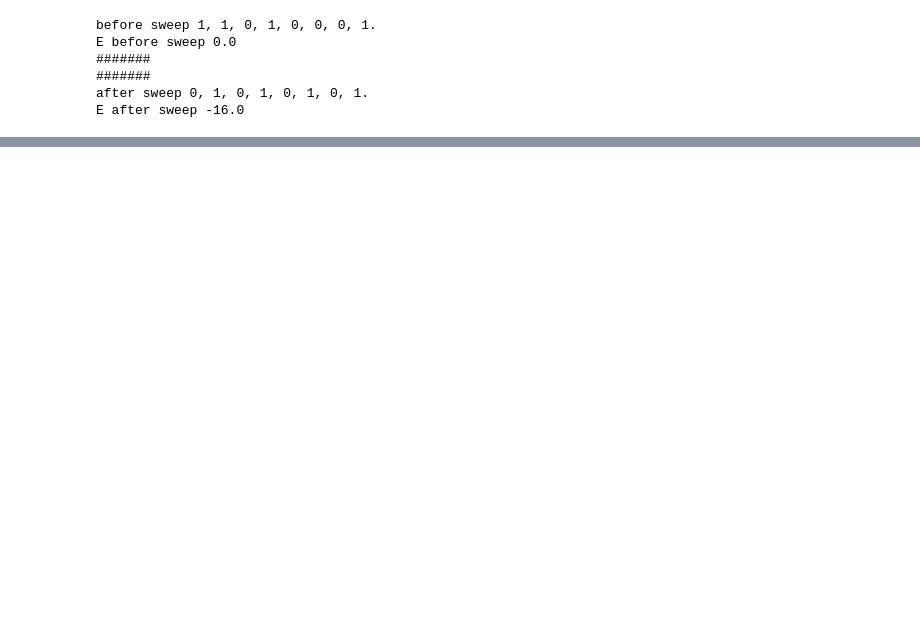
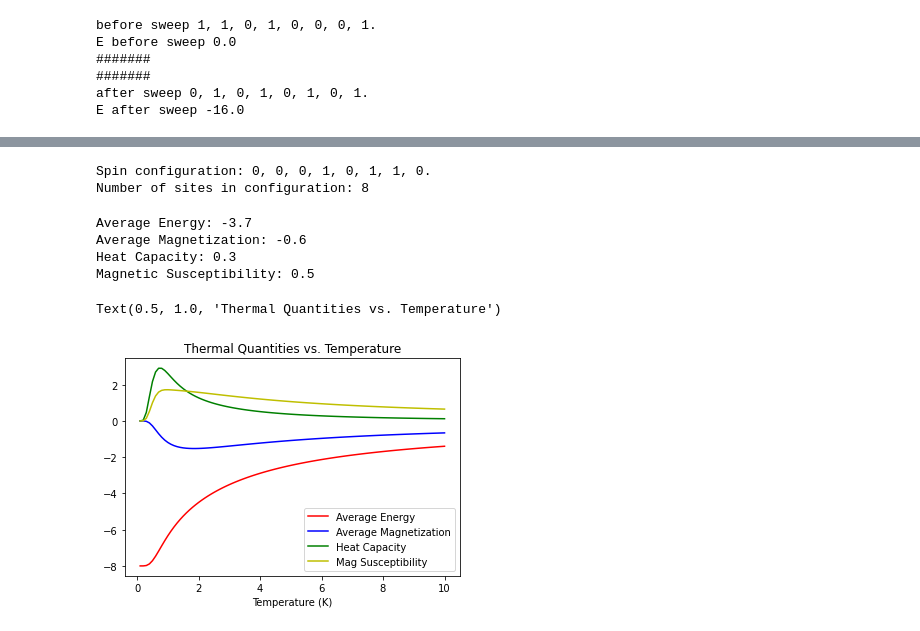
Before and after one commit to y-pleim/MonteCarlo, a Jupyter notebook: test.ipynb, the cells around one changed output, grey strips where cells are left out. Saved outputs shown, nothing was run; the diff lists cells and outputs as text; code cells hidden in the pictures; blank space fills up the shorter version.

```diff
--- a/test.ipynb
+++ b/test.ipynb
@@ -114,0 +156,77 @@ plt.title("Thermal Quantities vs. Temperature")
+# %%
+import montecarlo
+import random
+
+# Create spin configuration object
+spins = montecarlo.SpinConfiguration()
+
+# Generate a random spin configuration based on seed value 2
+random.seed(2)
+spins.randomize(8)
+
+# Get number of sites
+num_sites = spins.n_sites()
+
+# Prints output
+print("Spin configuration:", spins)
+print("Number of sites in configuration:", num_sites)
+# %% [output]
+Spin configuration: 0, 0, 0, 1, 0, 1, 1, 0.
+Number of sites in configuration: 8
+# %%
+import montecarlo
+
+# Create spin configuration system
+
+spin_system = montecarlo.SpinConfigurationSystem()
+spin_system.initialize(8)
+
+# Create Hamlitonian
+ham = montecarlo.Hamiltonian()
+ham.initialize(-2,1.1,True)
+
+# Calculate thermal quantities
+temperature = 10
+avg_energy = ham.compute_average_energy(temperature, spin_system)
+avg_magnetization = ham.compute_average_mag(temperature, spin_system)
+heat_capacity = ham.compute_heat_capacity(temperature, spin_system)
+mag_susceptibility = ham.compute_mag_susceptibility(temperature, spin_system)
+
+# Prints output
+print("Average Energy:", round(avg_energy,1))
+print("Average Magnetization:", round(avg_magnetization,1))
+print("Heat Capacity:", round(heat_capacity,1))
+print("Magnetic Susceptibility:", round(mag_susceptibility,1))
+# %% [output]
+Average Energy: -3.7
+Average Magnetization: -0.6
+Heat Capacity: 0.3
+Magnetic Susceptibility: 0.5
+# %%
+import montecarlo
+import matplotlib.pyplot as plt
+
+# Create spin configuration system with N = 8 spins
+spin_system = montecarlo.SpinConfigurationSystem()
+spin_system.initialize(8)
+
+# Create Hamiltonian
+ham = montecarlo.Hamiltonian()
+ham.initialize(-1,1.01,True)
+
+# Generate lists to be graphed
+temperatures, energies, magnetizations, heat_caps, mag_suscept = ham.generate_thermal_quantities(spin_system,0.1,10,0.1)
+
+# Creates plot
+plt.plot(
+ temperatures, energies, 'r-',
+ temperatures, magnetizations, 'b-',
+ temperatures, heat_caps, 'g-',
+ temperatures, mag_suscept, 'y-'
+)
+plt.legend(["Average Energy", "Average Magnetization", "Heat Capacity", "Mag Susceptibility"],loc='best')
+plt.xlabel("Temperature (K)")
+plt.title("Thermal Quantities vs. Temperature")
+# %% [output]
+Text(0.5, 1.0, 'Thermal Quantities vs. Temperature')
+[figure, added]
```
Also changed, not shown: parts of 8 cells of this notebook, 5 other files.
